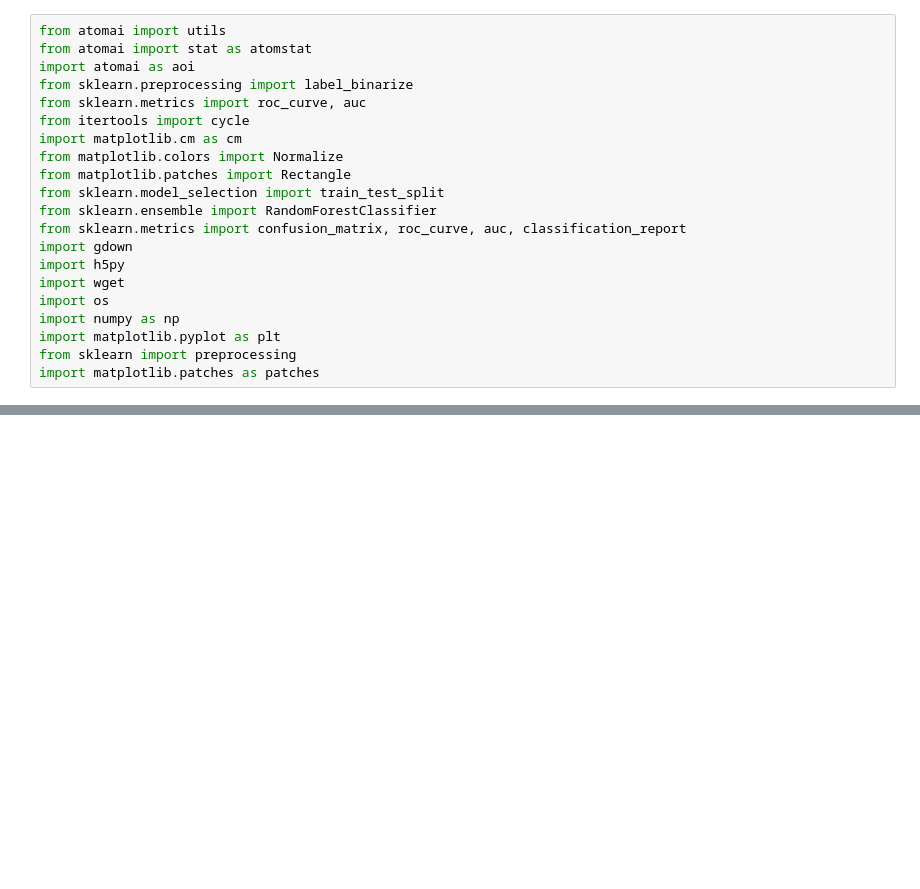
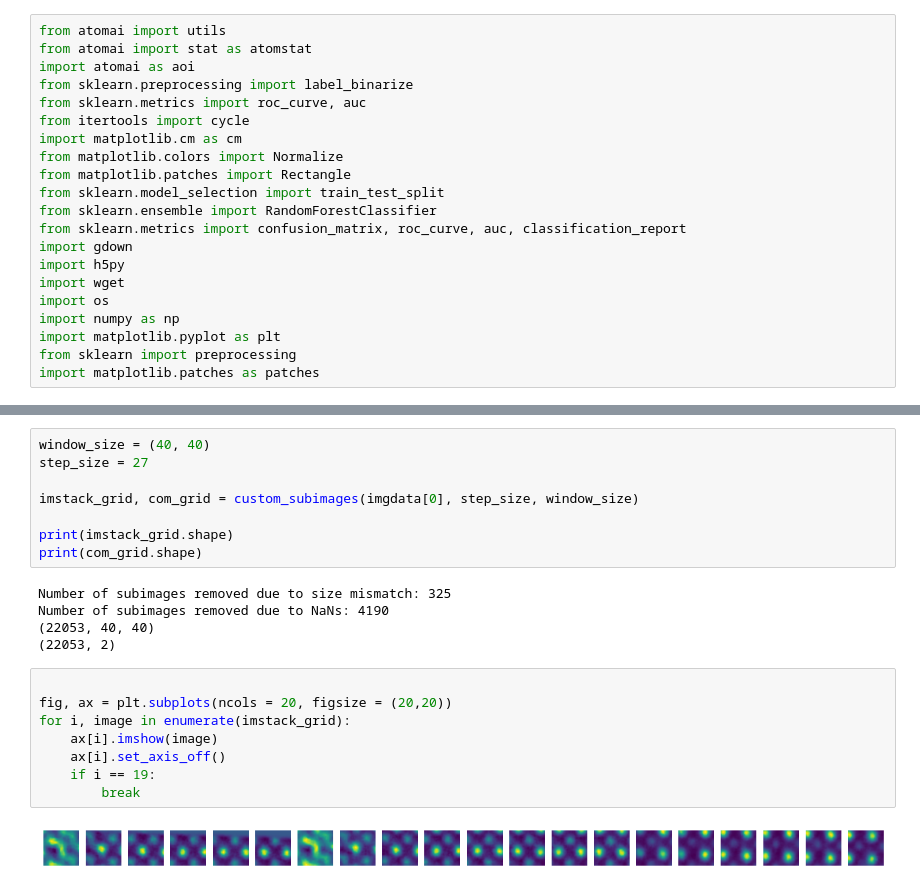
Before and after one commit to arman-terpetrosyan/hack_the_microscope24, a Jupyter notebook: data.ipynb, the cells around one changed output, grey strips where cells are left out. Saved outputs shown, nothing was run; the diff lists cells and outputs as text; blank space fills up the shorter version.

```diff
--- a/data.ipynb
+++ b/data.ipynb
@@ -86,0 +247,23 @@ print('UC parameterization:', [k for k in UCparam[0].keys()])
+# %%
+window_size = (40, 40)
+step_size = 27
+
+imstack_grid, com_grid = custom_subimages(imgdata[0], step_size, window_size)
+
+print(imstack_grid.shape)
+print(com_grid.shape)
+# %% [output]
+Number of subimages removed due to size mismatch: 325
+Number of subimages removed due to NaNs: 4190
+(22053, 40, 40)
+(22053, 2)
+# %%
+
+fig, ax = plt.subplots(ncols = 20, figsize = (20,20))
+for i, image in enumerate(imstack_grid):
+    ax[i].imshow(image)
+    ax[i].set_axis_off()
+    if i == 19:
+        break
+# %% [output]
+[figure, added]
```
Also changed, not shown: parts of 13 cells of this notebook.
